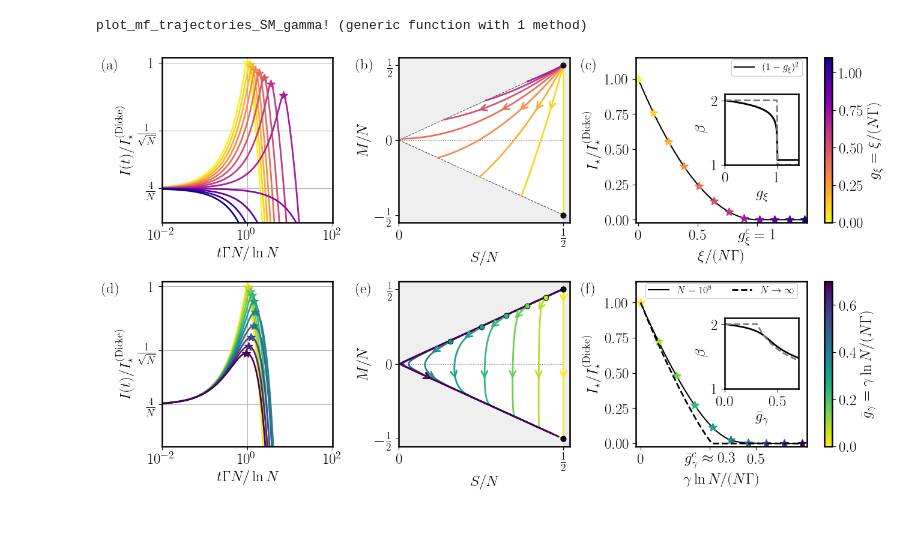
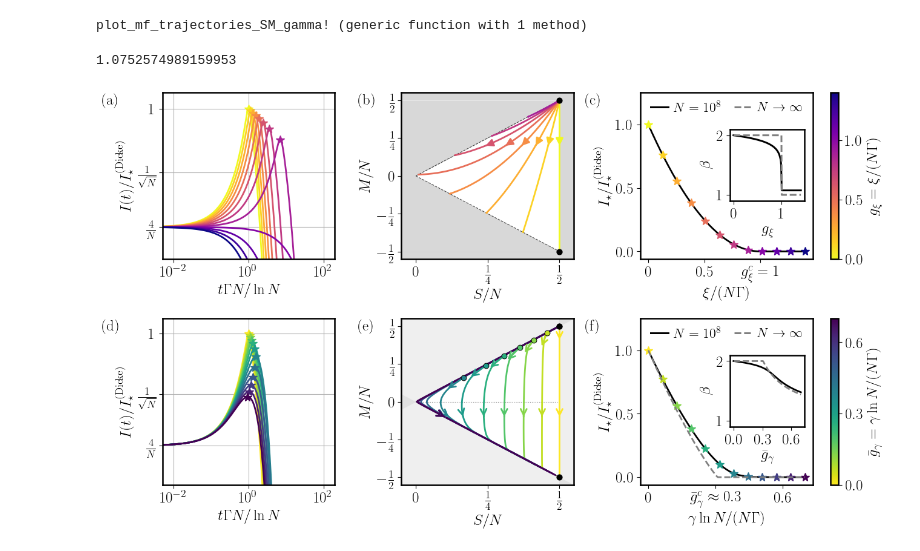
Before and after one commit to Nico0oblr/SuperradianceMolecules, a Jupyter notebook: code/fig2_mean_field.ipynb, the cells around one changed output. Saved outputs shown, nothing was run; the diff lists cells and outputs as text; code cells hidden in the pictures; blank space fills up the shorter version.

```diff
--- a/code/fig2_mean_field.ipynb
+++ b/code/fig2_mean_field.ipynb
@@ -683,7 +789,8 @@ function plot_mf_trajectories_SM_gamma!(ax;
     end
 
     maxval = 0.55
-    sgrid = range(0.0, maxval, length=400)
+    minval = -0.05
+    sgrid = range(minval, maxval, length=400)
     ymax = maxval
 
     ax.fill_between(sgrid, sgrid, ymax; color="gray", alpha=triangle_alpha, linewidth=0)
@@ -706,10 +813,15 @@ end
 # %% [output]
 plot_mf_trajectories_SM_gamma! (generic function with 1 method)
 # %%
+#from matplotlib.lines import Line2D
+
 N = 10^8
 Nas = BigFloat(10)^300
 # --- explicit parameter arrays ---
-gbar_vals = range(0.0, 0.7, 10)
+gxi_max = 1.4
+gbargamma_max = 0.7
+gbar_vals = range(0.0,gbargamma_max, 12)
+rs = range(0.0, gxi_max, 12)
 gbar_mark = gbar_vals
 c = 6.0
 d = 1e-12
@@ -719,7 +831,6 @@ w, h = latex_plot_setup(ratio=0.9, scale=1.8)
 fig, axes = subplots(ncols = 3, nrows = 2, figsize = (3 * w, 2 * h))
 stub = NullAxis()
 
-rs = range(0.0, 1.4, 12)
 plot_mf_sweep!(axes[1,1]; N = N, rs = rs, cmap_name = cmap_name)
 plot_mf_trajectories_SM!(axes[1,2]; N = N, rs = rs, cmap_name = cmap_name)
 plot_peak_observables!(axes[1,3], stub; N = N, rs_mark = rs, cmap_name = cmap_name)
@@ -761,8 +872,8 @@ axes[1,2].scatter([0.5, 0.5], [-0.5, 0.5], color = "k", s = 40, zorder = 12)
 axes[2,2].scatter([0.5, 0.5], [-0.5, 0.5], color = "k", s = 40, zorder = 12)
 axes[1,3].set_xticks([0.0, 0.5, 1.0])
 axes[1,3].set_xticklabels([L"0",L"0.5",L"g_\xi^c=1"])
-axes[2,3].set_xticks([0.0, 0.30, 0.5])
-axes[2,3].set_xticklabels([L"0",L"\bar g_\gamma^c\approx 0.3",L"0.5"])
+axes[2,3].set_xticks([0.0, 0.30, 0.6])
+axes[2,3].set_xticklabels([L"0",L"\bar g_\gamma^c\approx 0.3",L"0.6"])
 axes[1,3].set_xlim(left = -0.02, right = 1.42)
 axes[2,3].set_xlim(left = -0.02, right = 0.72)
 
@@ -775,35 +886,90 @@ fig.tight_layout()
 # --- top row colorbar: dephasing ---
 cmap_name = "plasma_r"
 cmap = plt.get_cmap(cmap_name)
-norm_top = mpl.colors.Normalize(vmin = 0.0, vmax = 1.4)
+norm_top = mpl.colors.Normalize(vmin = 0.0, vmax = gxi_max)  # or your actual g_xi range
 sm_top = mpl.cm.ScalarMappable(norm = norm_top, cmap = cmap)
 sm_top.set_array([])
 
 cb_top = fig.colorbar(
     sm_top,
     ax = axes[1, :],
     location = "right",
     fraction = 0.035,
     pad = 0.025,
 )
 cb_top.set_label(L"$g_\xi=\xi/(N\Gamma)$")
+
+dicke_tri_xmax = 0.55
+dicke_tri_xmin = -0.05
+
+dicke_tri_ymax = 0.55
+dicke_tri_ymin = -0.55
+
+peak_int_ymax = 1.25
+peak_int_ymin = -0.06
+
+xmaxs_peak = [gxi_max, gbargamma_max] .*1.05
+xmins_peak = [gxi_max, gbargamma_max] .* -0.05
+
+ylabels_tri = [L"$-\tfrac{1}{2}$",L"$-\tfrac{1}{4}$",L"$0$",L"$\tfrac{1}{4}$",L"$\tfrac{1}{2}$"]
+xlabels_tri = [L"$0$",L"$\tfrac{1}{4}$",L"$\tfrac{1}{2}$"]
+
+
+
+cf_legend_elements = [
+matplotlib.lines.Line2D([0], [0],
+           linestyle ="solid",
+           color="black",
+           label=L"$N = 10^8$")
+
+    matplotlib.lines.Line2D([0], [0],
+           linestyle ="--",
+           color="grey",
+           label=L"$N\rightarrow \infty$")
+]
+
+fs = 16
+
+for i=1:2
+    axes[i,1].set_ylim(top = 1E1)
+    axes[i,1].set_xlim(5E-3,2E2)
+    axes[i,1].set_xticks([1E-2,1E0,1E2])
+    axes[i,2].set_xlim(dicke_tri_xmin,dicke_tri_xmax)
+    axes[i,2].set_ylim(dicke_tri_ymin,dicke_tri_ymax)
+    axes[i,2].set_xticks(0:0.25:0.5)
+    axes[i,2].set_xticklabels(xlabels_tri)
+    axes[i,2].set_yticks(-0.5:0.25:0.5)
+    axes[i,2].set_yticklabels(ylabels_tri)
+
+
+    #peak intensity
+    axes[i,3].set_ylim(peak_int_ymin, peak_int_ymax)
+    #axes[i,3].set_xlim()
+    axes[i,3].legend(handles = cf_legend_elements, ncol = 2, frameon = false, fontsize = fs,
+                    handlelength = 1.3,borderpad = 0.2,columnspacing = 1,handletextpad = 0.4)
+    axes[i,3].set_xlim(xmins_peak[i],xmaxs_peak[i])
+end
+
 
 # --- bottom row colorbar: spontaneous emission ---
 cmap_name = "viridis_r"
 cmap = plt.get_cmap(cmap_name)
 norm_bot = mpl.colors.Normalize(vmin = minimum(gbar_vals), vmax = maximum(gbar_vals))
 sm_bot = mpl.cm.ScalarMappable(norm = norm_bot, cmap = cmap)
 sm_bot.set_array([])
 
 cb_bot = fig.colorbar(
     sm_bot,
     ax = axes[2, :],
     location = "right",
     fraction = 0.035,
     pad = 0.025,
 )
 cb_bot.set_label(L"$\bar g_\gamma=\gamma\ln N/(N\Gamma)$")
+cb_bot.set_ticks(0:0.3:0.6)
+cb_bot.set_ticklabels([L"$0.0$",L"$0.3$",L"$0.6$"])
 
 savefig("../data/fig2.pdf", bbox_inches = "tight")
 # %% [output]
+1.0752574989159953
-[figure, old version]
+[figure, new version]
```
Also changed, not shown: parts of 2 cells of this notebook, 9 other files.
